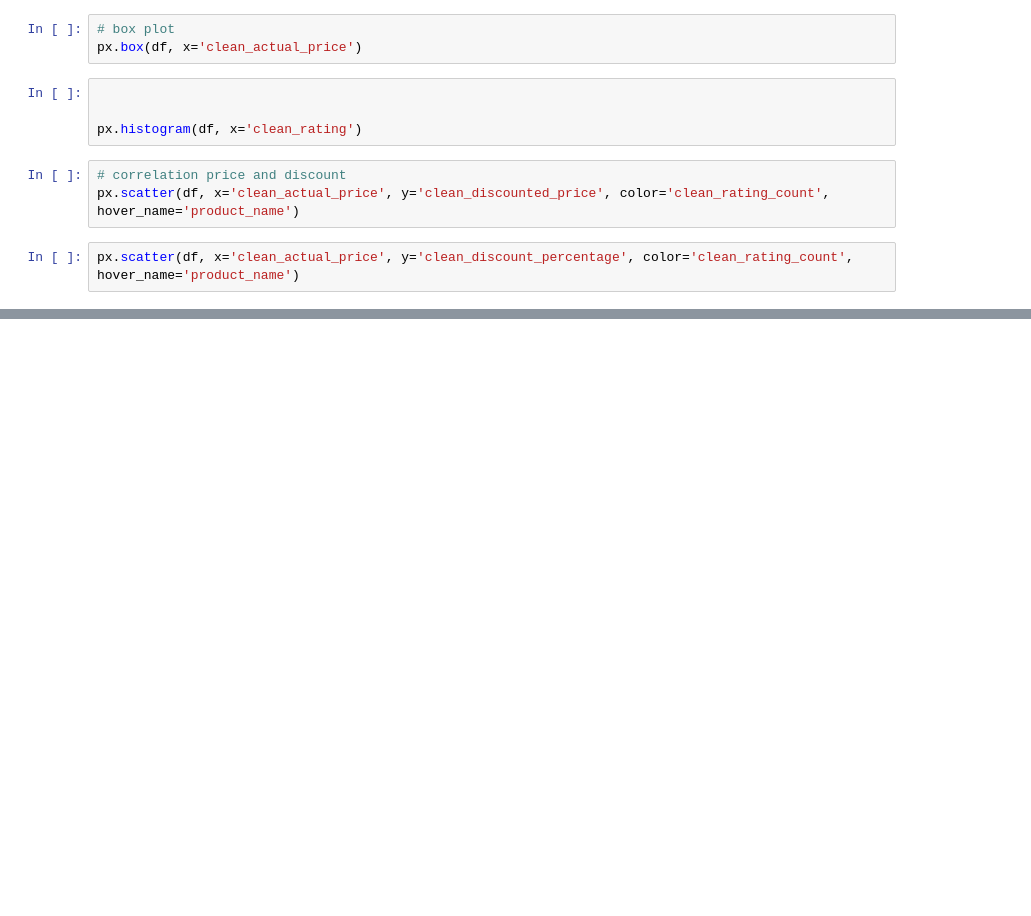
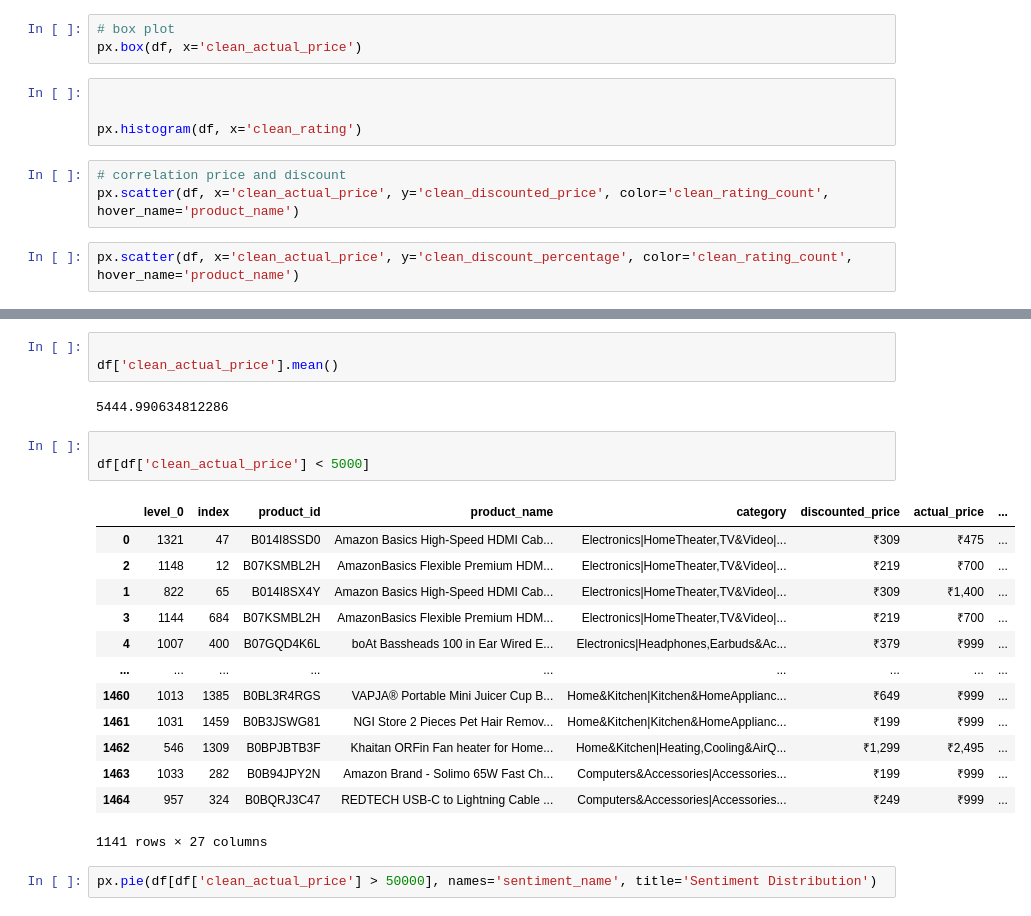
Before and after one commit to Sanjay1996383/project-amazon-sale, a Jupyter notebook: amazon .sale.ipynb, the cells around one changed output, grey strips where cells are left out. Saved outputs shown, nothing was run; the diff lists cells and outputs as text; blank space fills up the shorter version.

```diff
--- a/amazon .sale.ipynb
+++ b/amazon .sale.ipynb
@@ -218,0 +291,24 @@ px.bar(df.tail(100), y='clean_rating_count', color='clean_rating_count', hover_n
+# %%
+
+df['clean_actual_price'].mean()
+# %% [output]
+5444.990634812286
+# %%
+
+df[df['clean_actual_price'] < 5000]
+# %% [output]
+|  | level_0 | index | product_id | product_name | category | discounted_price | actual_price | ... |
+| 0 | 1321 | 47 | B014I8SSD0 | Amazon Basics High-Speed HDMI Cab... | Electronics|HomeTheater,TV&Video|... | ₹309 | ₹475 | ... |
+| 2 | 1148 | 12 | B07KSMBL2H | AmazonBasics Flexible Premium HDM... | Electronics|HomeTheater,TV&Video|... | ₹219 | ₹700 | ... |
+| 1 | 822 | 65 | B014I8SX4Y | Amazon Basics High-Speed HDMI Cab... | Electronics|HomeTheater,TV&Video|... | ₹309 | ₹1,400 | ... |
+| 3 | 1144 | 684 | B07KSMBL2H | AmazonBasics Flexible Premium HDM... | Electronics|HomeTheater,TV&Video|... | ₹219 | ₹700 | ... |
+| 4 | 1007 | 400 | B07GQD4K6L | boAt Bassheads 100 in Ear Wired E... | Electronics|Headphones,Earbuds&Ac... | ₹379 | ₹999 | ... |
+| ... | ... | ... | ... | ... | ... | ... | ... | ... |
+| 1460 | 1013 | 1385 | B0BL3R4RGS | VAPJA® Portable Mini Juicer Cup B... | Home&Kitchen|Kitchen&HomeApplianc... | ₹649 | ₹999 | ... |
+| 1461 | 1031 | 1459 | B0B3JSWG81 | NGI Store 2 Pieces Pet Hair Remov... | Home&Kitchen|Kitchen&HomeApplianc... | ₹199 | ₹999 | ... |
+| 1462 | 546 | 1309 | B0BPJBTB3F | Khaitan ORFin Fan heater for Home... | Home&Kitchen|Heating,Cooling&AirQ... | ₹1,299 | ₹2,495 | ... |
+| 1463 | 1033 | 282 | B0B94JPY2N | Amazon Brand - Solimo 65W Fast Ch... | Computers&Accessories|Accessories... | ₹199 | ₹999 | ... |
+| 1464 | 957 | 324 | B0BQRJ3C47 | REDTECH USB-C to Lightning Cable ... | Computers&Accessories|Accessories... | ₹249 | ₹999 | ... |
+1141 rows × 27 columns
+# %%
+px.pie(df[df['clean_actual_price'] > 50000], names='sentiment_name', title='Sentiment Distribution')
```
Also changed, not shown: parts of 11 cells of this notebook, 1 other file.
